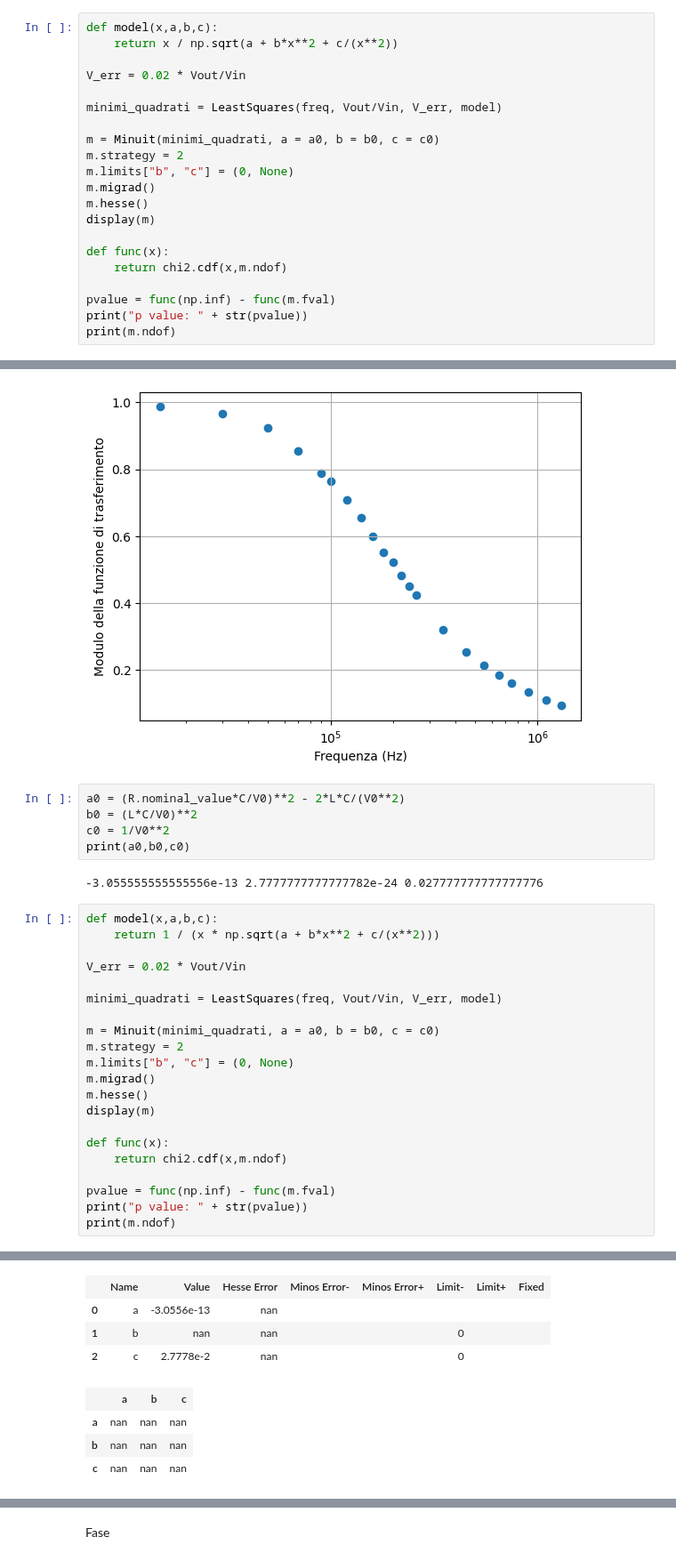
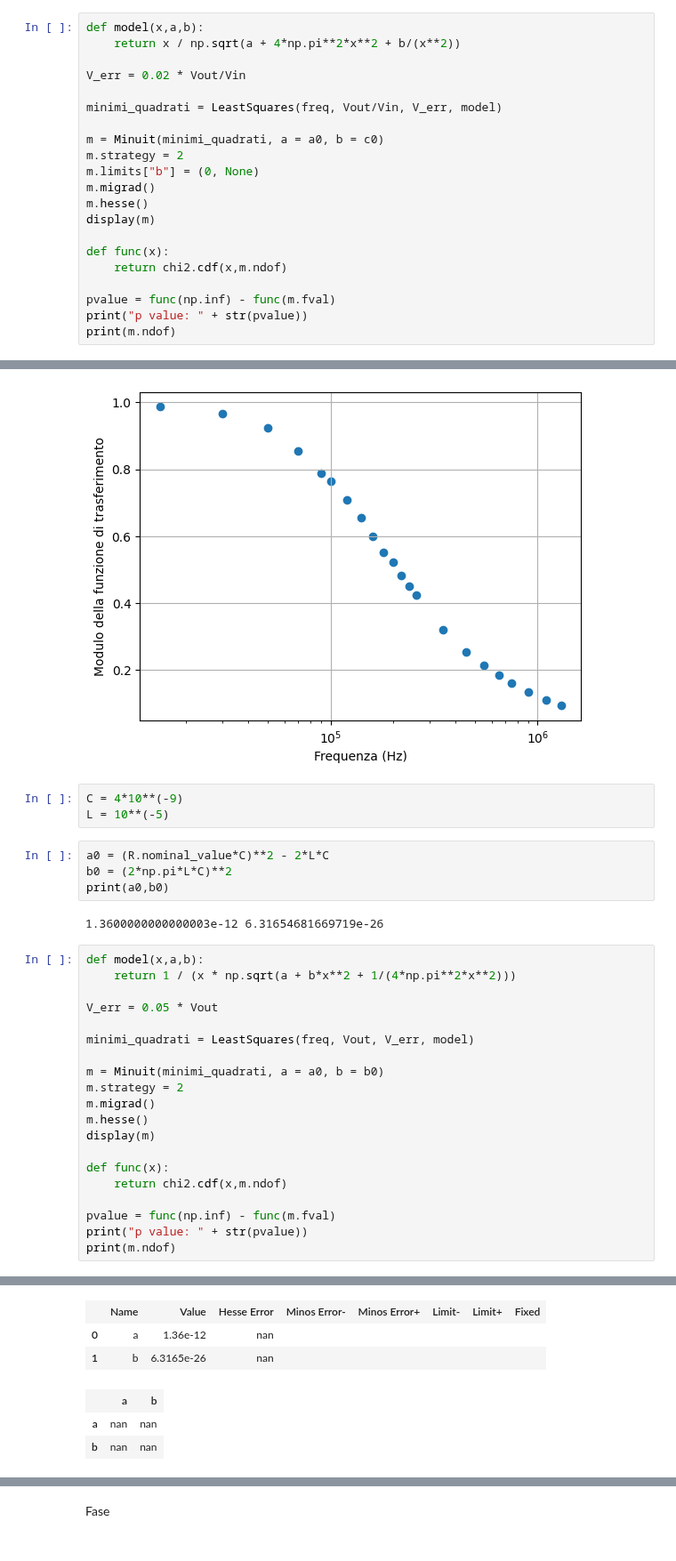
Before and after one commit to ARossiUnimib/Laboratorio-2---Gruppo-21-A.A.-2023-24, a Jupyter notebook: Notebooks/Circuiti_3/Circuiti_3.ipynb, the cells around one changed output, grey strips where cells are left out. Shown at 89% size. Drawn from its saved outputs; the diff is of its cells as text.

```diff
--- a/Notebooks/Circuiti_3/Circuiti_3.ipynb
+++ b/Notebooks/Circuiti_3/Circuiti_3.ipynb
@@ -605,16 +605,16 @@ print(a0,b0,c0)
 # %% [output]
 -109999999999.99997 1 9.999999999999998e+21
 # %%
-def model(x,a,b,c):
-    return x / np.sqrt(a + b*x**2 + c/(x**2))
+def model(x,a,b):
+    return x / np.sqrt(a + 4*np.pi**2*x**2 + b/(x**2))
 
 V_err = 0.02 * Vout/Vin
 
 minimi_quadrati = LeastSquares(freq, Vout/Vin, V_err, model)
 
-m = Minuit(minimi_quadrati, a = a0, b = b0, c = c0)
+m = Minuit(minimi_quadrati, a = a0, b = c0)
 m.strategy = 2
-m.limits["b", "c"] = (0, None)
+m.limits["b"] = (0, None)
 m.migrad()
 m.hesse()
 display(m)
@@ -754,24 +752,25 @@ plt.grid()
 plt.show()
 # %% [output]
 [figure]
+# %%
+C = 4*10**(-9)
+L = 10**(-5)
 # %%
-a0 = (R.nominal_value*C/V0)**2 - 2*L*C/(V0**2)
-b0 = (L*C/V0)**2
-c0 = 1/V0**2
-print(a0,b0,c0)
+a0 = (R.nominal_value*C)**2 - 2*L*C
+b0 = (2*np.pi*L*C)**2
+print(a0,b0)
 # %% [output]
--3.055555555555556e-13 2.7777777777777782e-24 0.027777777777777776
+1.3600000000000003e-12 6.31654681669719e-26
 # %%
-def model(x,a,b,c):
-    return 1 / (x * np.sqrt(a + b*x**2 + c/(x**2)))
+def model(x,a,b):
+    return 1 / (x * np.sqrt(a + b*x**2 + 1/(4*np.pi**2*x**2)))
 
-V_err = 0.02 * Vout/Vin
+V_err = 0.05 * Vout
 
-minimi_quadrati = LeastSquares(freq, Vout/Vin, V_err, model)
+minimi_quadrati = LeastSquares(freq, Vout, V_err, model)
 
-m = Minuit(minimi_quadrati, a = a0, b = b0, c = c0)
+m = Minuit(minimi_quadrati, a = a0, b = b0)
 m.strategy = 2
-m.limits["b", "c"] = (0, None)
 m.migrad()
 m.hesse()
 display(m)
@@ -788,12 +787,10 @@ print(m.ndof)
 | EDM = nan (Goal: 0.0002) |  |
 | INVALID Minimum | ABOVE EDM threshold (goal x 10) |
 | No parameters at limit | Below call limit |
 | Hesse ok | Covariance FORCED pos. def. |
 |  | Name | Value | Hesse Error | Minos Error- | Minos Error+ | Limit- | Limit+ | Fixed |
-| 0 | a | -3.0556e-13 | nan |  |  |  |  |  |
-| 1 | b | nan | nan |  |  | 0 |  |  |
-| 2 | c | 2.7778e-2 | nan |  |  | 0 |  |  |
+| 0 | a | 1.36e-12 | nan |  |  |  |  |  |
+| 1 | b | 6.3165e-26 | nan |  |  |  |  |  |
-|  | a | b | c |
-| a | nan | nan | nan |
-| b | nan | nan | nan |
-| c | nan | nan | nan |
+|  | a | b |
+| a | nan | nan |
+| b | nan | nan |
```
Also changed, not shown: parts of 4 cells of this notebook.
